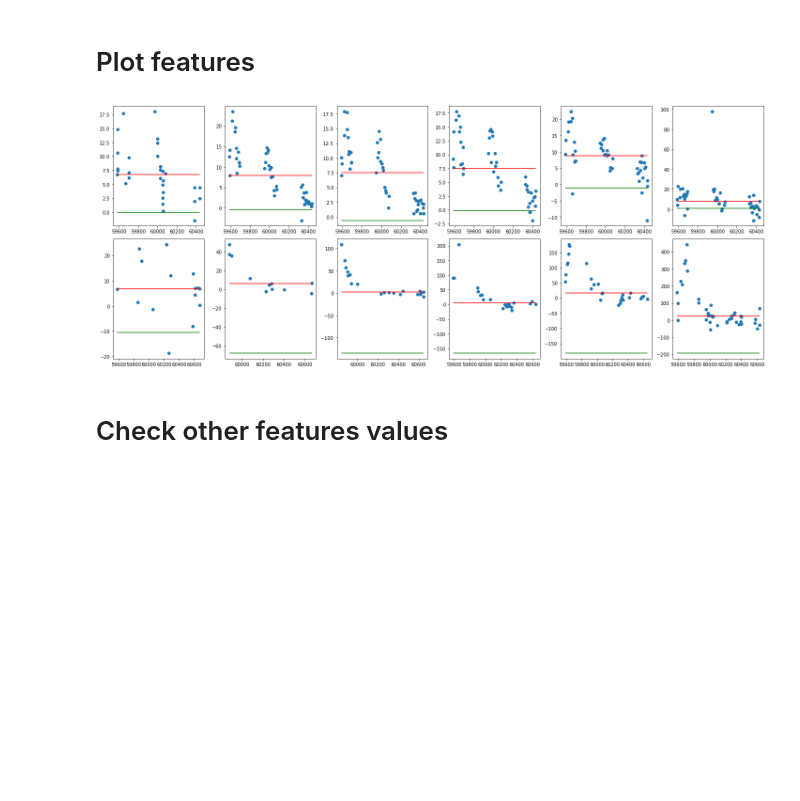
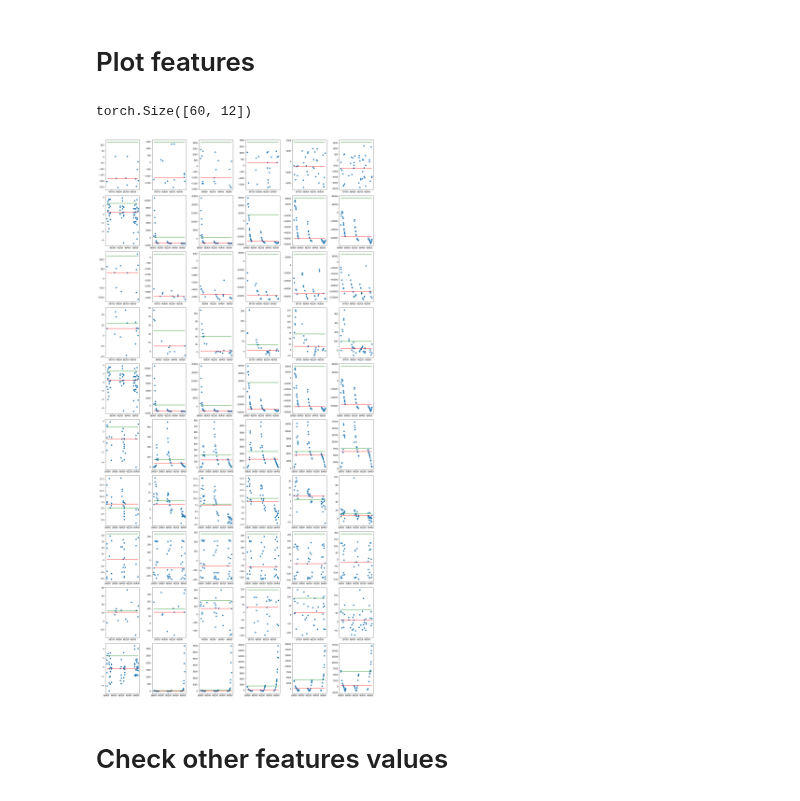
Before and after one commit to leoBravoRain/thesis, a Jupyter notebook: work/thesis/notebooks/get_other_features_hist.ipynb, the cells around one changed output. Cells and saved outputs as stored; diff of their text form; code cells hidden in the pictures; blank space fills up the shorter version.

```diff
--- a/work/thesis/notebooks/get_other_features_hist.ipynb
+++ b/work/thesis/notebooks/get_other_features_hist.ipynb
@@ -485,6 +483,10 @@ for data_ in trainLoader:
 
         otherFeatures = getOtherFeatures(data_[0]).to(device = cuda_device)
 
+#         print(np.any(otherFeatures[:, 6:].cpu().numpy() < 0 ))
+
+        if np.any(otherFeatures[:, 6:].cpu().numpy() < 0):
+            print("negative values")
 
         lastIndex_ = lastIndex + data_[0].shape[0]
 
@@ -534,11 +540,15 @@ for i in np.arange(otherFeaturesDim):
 [figure]
 # %% [markdown]
 # Plot features
+# %%
+otherFeatures.shape
+# %% [output]
+torch.Size([60, 12])
 # %%
 # testing if means and iq are correct
 
 channels = [0, 1, 2, 3, 4, 5]
-indexs = np.random.choice(len(data_[2]), 2)
+indexs = np.random.choice(len(data_[2]), 10)
 
 # print(indexs)
 
@@ -585,37 +595,37 @@ for index in np.arange(len(indexs)):
         # analyze features
         # means
         ax[index][channel].hlines(
             otherFeatures[indexs[index], channel].item(),
             xmin = data_[0][indexs[index], channel, 0, mask][0],
             xmax = data_[0][indexs[index], channel, 0, mask][-1],
             color = "r"
         )
 
-        # analyze features
-        # iq
+#         analyze features
+# #         iq
         ax[index][channel].hlines(
-            otherFeatures[indexs[index] + 6, channel].item(),
+            otherFeatures[indexs[index], channel + 6].item(),
             xmin = data_[0][indexs[index], channel, 0, mask][0],
             xmax = data_[0][indexs[index], channel, 0, mask][-1],
             color = "g"
         )
 
 #         # test mean
 #         assert manualMean.item() == otherFeatures[indexs[index], channel].item()
 #         print("mean test ok")
 
 
 #         iqManual =  torch.kthvalue(data_[0][indexs[index], channel, 1, mask], int(0.75*data_[0][indexs[index], channel, 1, mask].shape[0]))[0] - torch.kthvalue(data_[0][indexs[index], channel, 1, mask], int(0.25*data_[0][indexs[index], channel, 1, mask].shape[0]))[0]
 
 #         assert iqManual.item() == otherFeatures[indexs[index], 6 + channel].item()
 #         print("iq test ok")
 
 
 #         print(manualMean.item())
 #         print(otherFeatures[indexs[index], channel].item())
 #         print("----")
 # %% [output]
-[figure, old version]
+[figure, new version]
 # %% [markdown]
 # Check other features values
 # %%
```
Also changed, not shown: parts of 3 cells of this notebook, 2 other files.
